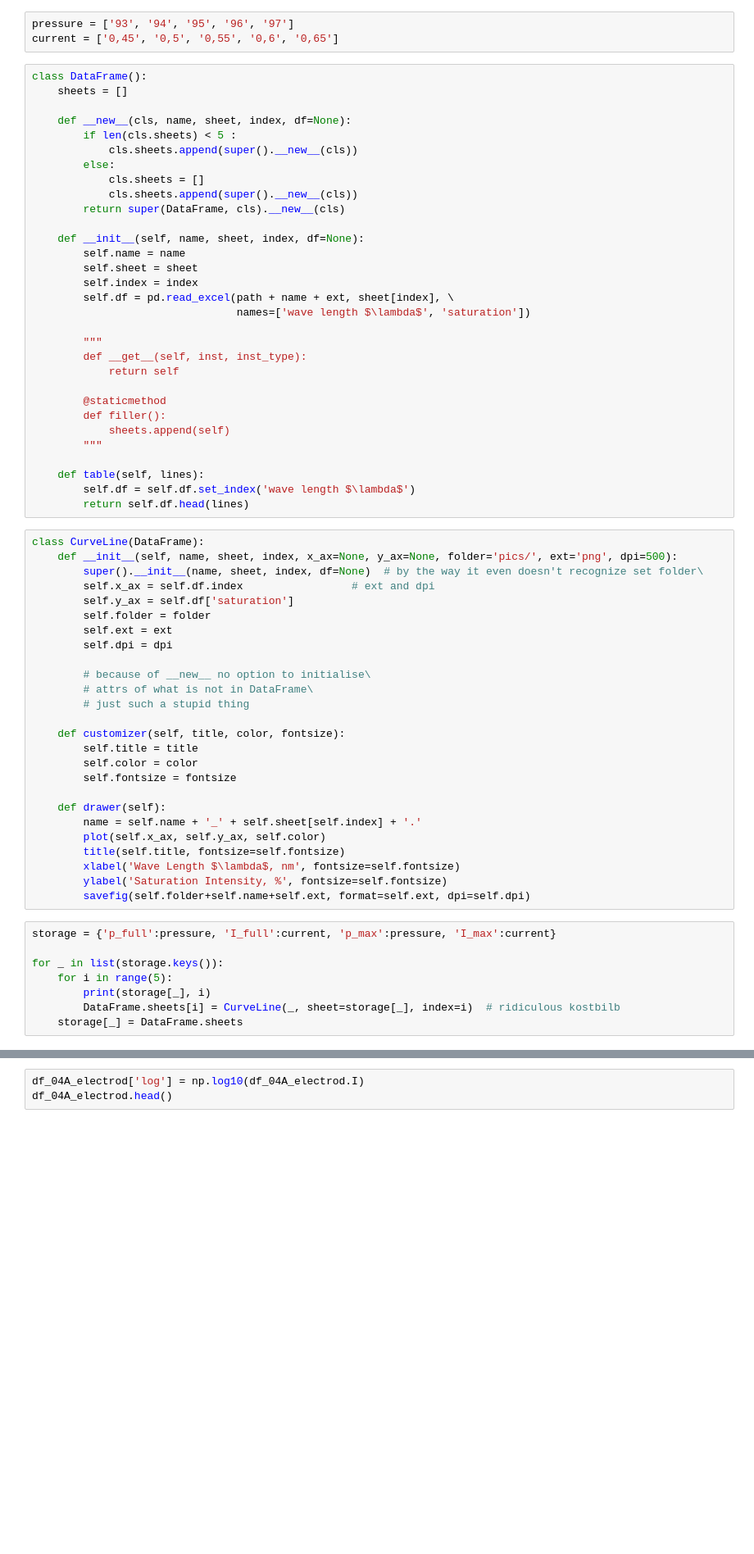
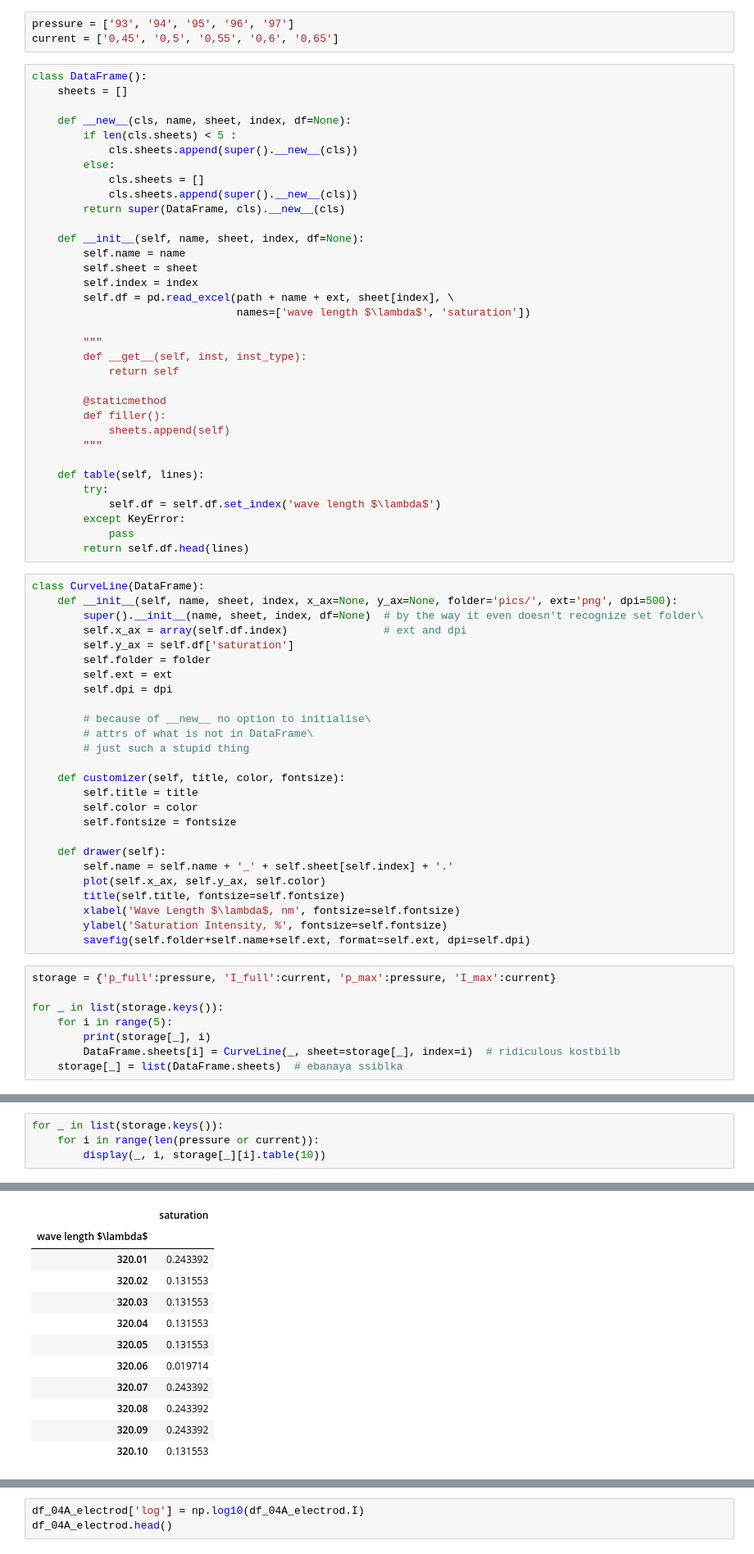
Before and after one commit to verwindle/PMR, a Jupyter notebook: N2/N2.ipynb, the cells around one changed output, grey strips where cells are left out. Shown at 82% size. Saved outputs shown, nothing was run; the diff lists cells and outputs as text; blank space fills up the shorter version.

```diff
--- a/N2/N2.ipynb
+++ b/N2/N2.ipynb
@@ -41,13 +41,16 @@ class DataFrame():
         """
 
     def table(self, lines):
-        self.df = self.df.set_index('wave length $\lambda$')
+        try:
+            self.df = self.df.set_index('wave length $\lambda$')
+        except KeyError:
+            pass
         return self.df.head(lines)
 # %%
 class CurveLine(DataFrame):
     def __init__(self, name, sheet, index, x_ax=None, y_ax=None, folder='pics/', ext='png', dpi=500):
         super().__init__(name, sheet, index, df=None)  # by the way it even doesn't recognize set folder\
-        self.x_ax = self.df.index                 # ext and dpi
+        self.x_ax = array(self.df.index)               # ext and dpi
         self.y_ax = self.df['saturation']
         self.folder = folder
         self.ext = ext
@@ -63,7 +66,7 @@ class CurveLine(DataFrame):
         self.fontsize = fontsize
 
     def drawer(self):
-        name = self.name + '_' + self.sheet[self.index] + '.'
+        self.name = self.name + '_' + self.sheet[self.index] + '.'
         plot(self.x_ax, self.y_ax, self.color)
         title(self.title, fontsize=self.fontsize)
         xlabel('Wave Length $\lambda$, nm', fontsize=self.fontsize)
@@ -76,7 +79,7 @@ for _ in list(storage.keys()):
     for i in range(5):
         print(storage[_], i)
         DataFrame.sheets[i] = CurveLine(_, sheet=storage[_], index=i)  # ridiculous kostbilb
-    storage[_] = DataFrame.sheets
+    storage[_] = list(DataFrame.sheets)  # ebanaya ssiblka
 # %% [output]
 ['93', '94', '95', '96', '97'] 0
 ['93', '94', '95', '96', '97'] 1
@@ -113,0 +104,5 @@ storage['p_full'][0].drawer()
+# %%
+for _ in list(storage.keys()):
+    for i in range(len(pressure or current)):
+        display(_, i, storage[_][i].table(10))
+# %% [output]
@@ -113,0 +111,12 @@ storage['p_full'][0].drawer()
+|  | saturation |
+| wave length $\lambda$ |  |
+| 320.01 | 0.243392 |
+| 320.02 | 0.131553 |
+| 320.03 | 0.131553 |
+| 320.04 | 0.131553 |
+| 320.05 | 0.131553 |
+| 320.06 | 0.019714 |
+| 320.07 | 0.243392 |
+| 320.08 | 0.243392 |
+| 320.09 | 0.243392 |
+| 320.10 | 0.131553 |
```
Also changed, not shown: parts of 8 cells of this notebook.
